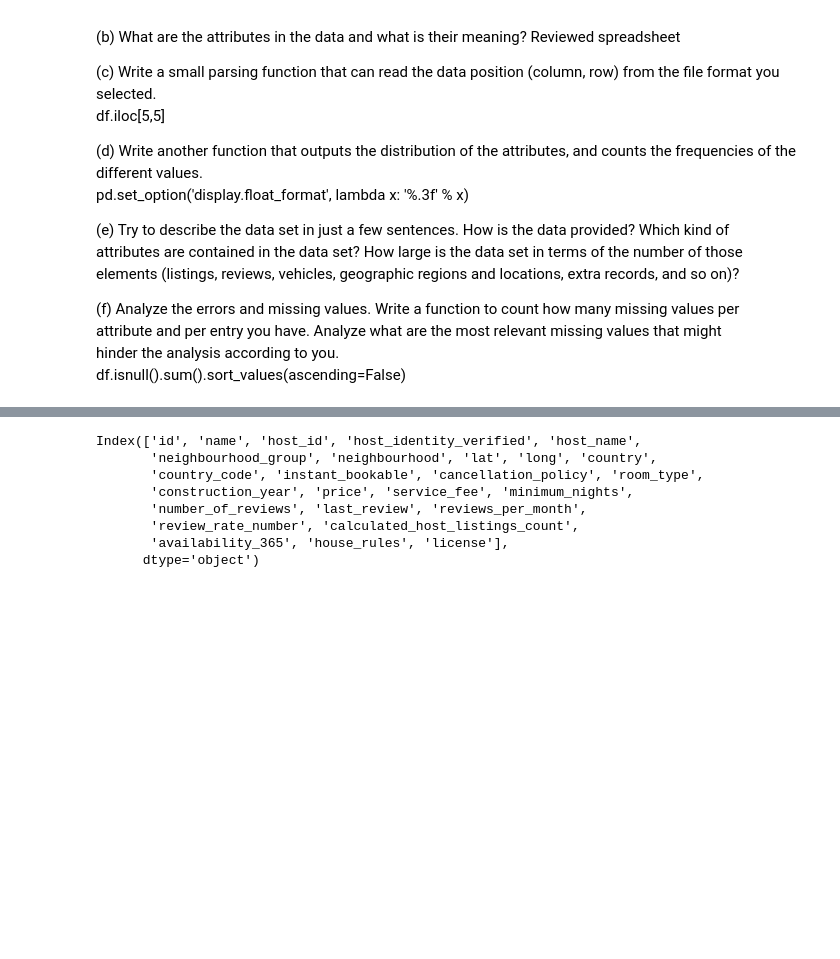
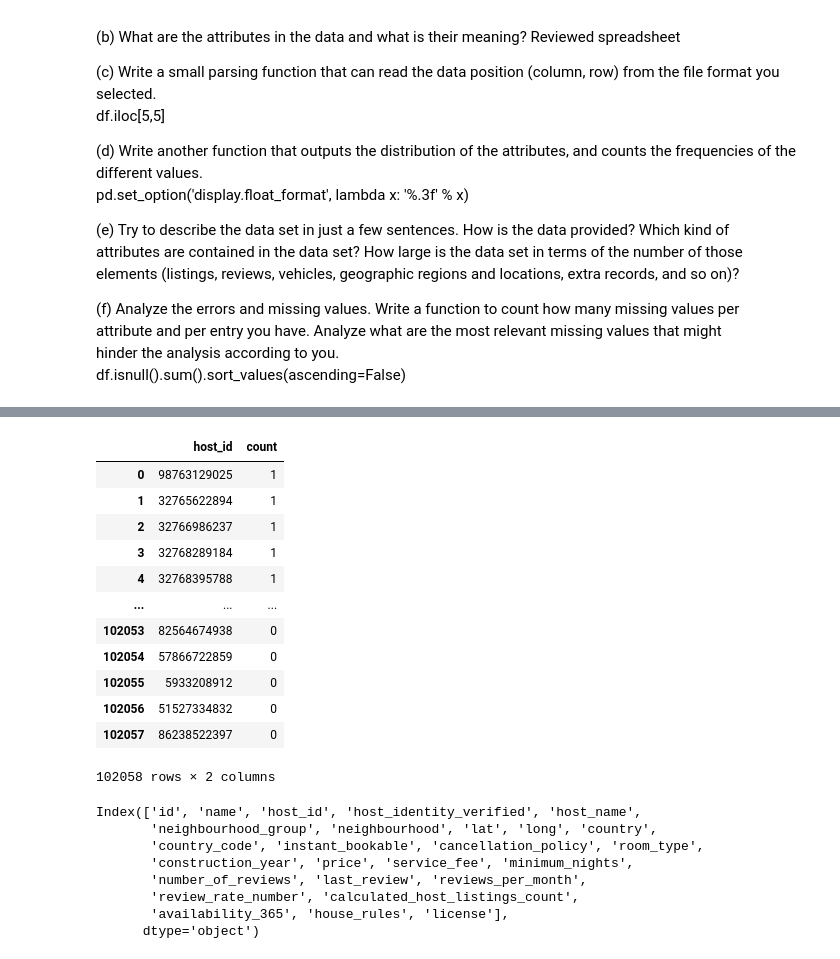
Before and after one commit to KerelOlivier/Visualization_Assignment, a Jupyter notebook: exploration/assignment_1_exploration.ipynb, the cells around one changed output, grey strips where cells are left out. Saved outputs shown, nothing was run; the diff lists cells and outputs as text; code cells hidden in the pictures; blank space fills up the shorter version.

```diff
--- a/exploration/assignment_1_exploration.ipynb
+++ b/exploration/assignment_1_exploration.ipynb
@@ -53,3 +99,19 @@ df = pd.read_csv('airbnb_open_data.csv')
+# %%
+df.groupby('host_id')['host_name'].nunique().sort_values(ascending=False).reset_index(name='count')
+# %% [output]
+|  | host_id | count |
+| 0 | 98763129025 | 1 |
+| 1 | 32765622894 | 1 |
+| 2 | 32766986237 | 1 |
+| 3 | 32768289184 | 1 |
+| 4 | 32768395788 | 1 |
+| ... | ... | ... |
+| 102053 | 82564674938 | 0 |
+| 102054 | 57866722859 | 0 |
+| 102055 | 5933208912 | 0 |
+| 102056 | 51527334832 | 0 |
+| 102057 | 86238522397 | 0 |
+102058 rows × 2 columns
 # %%
 df.columns = df.columns.str.replace(' ', '_')
 df.columns= df.columns.str.lower()
```
Also changed, not shown: parts of 12 cells of this notebook, 2 other files.
